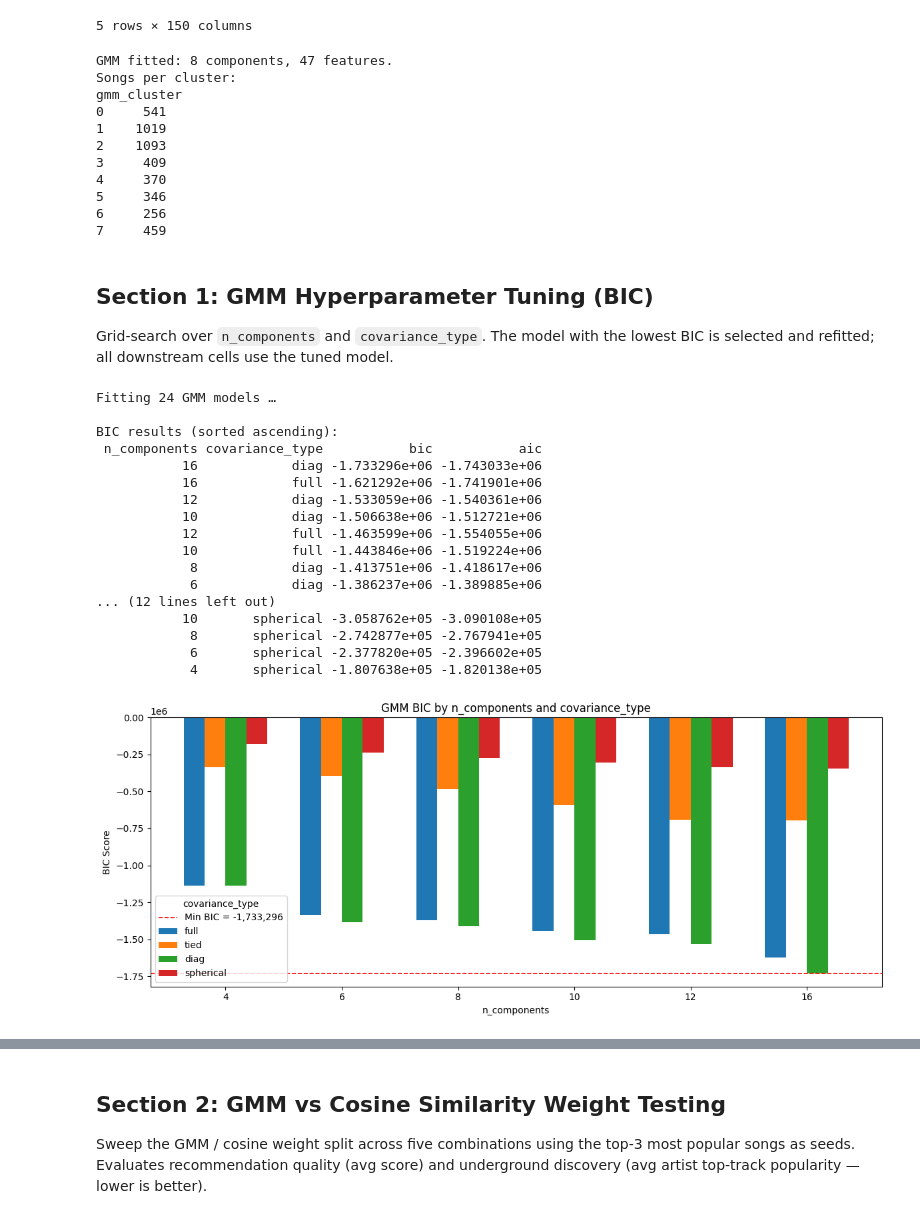
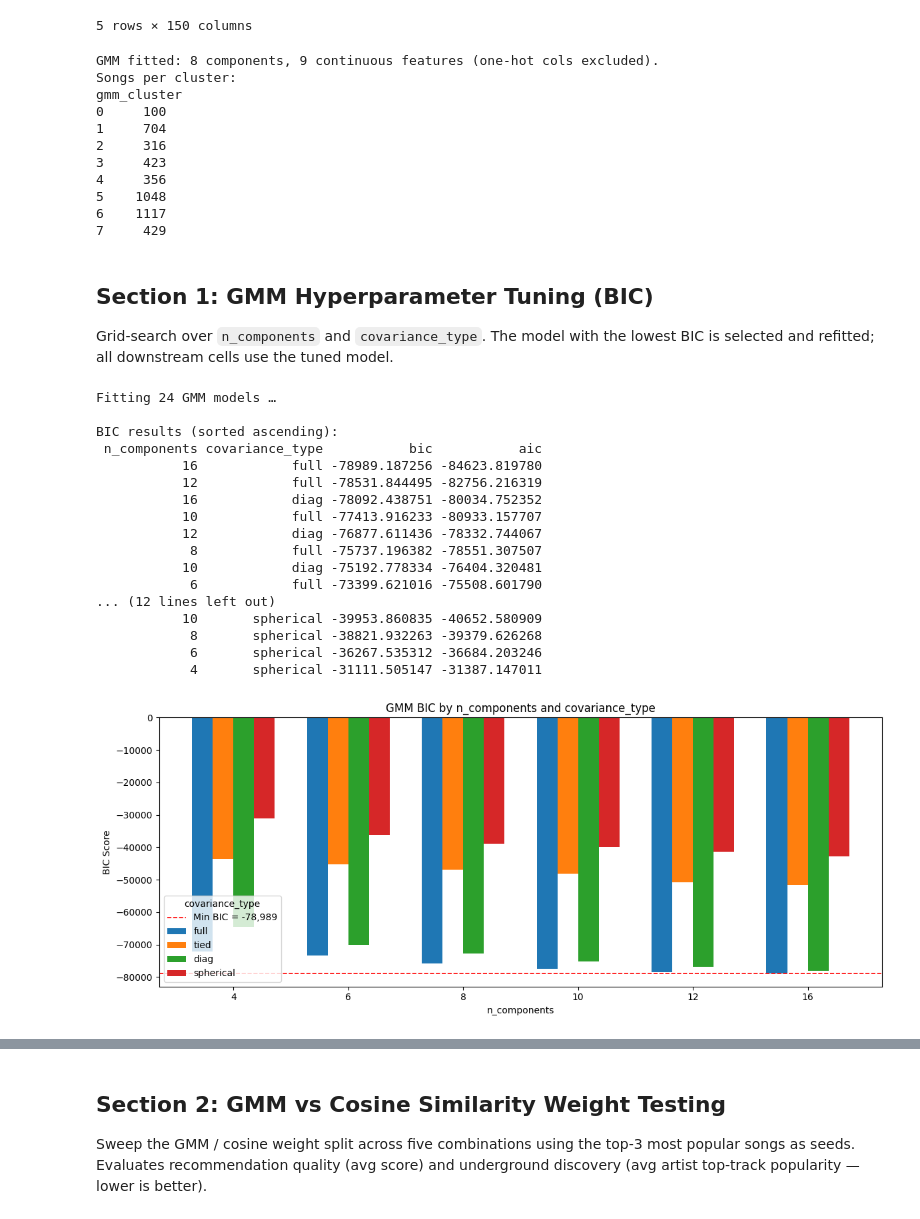
Before and after one commit to samiuell/MSE446-Group2, a Jupyter notebook: MSE446_Group2_GMMModel_C.ipynb, the cells around one changed output, grey strips where cells are left out. Cells and saved outputs as stored; diff of their text form; code cells hidden in the pictures.

```diff
--- a/MSE446_Group2_GMMModel_C.ipynb
+++ b/MSE446_Group2_GMMModel_C.ipynb
@@ -25,6 +25,9 @@ import pandas as pd
 import numpy as np
 from sklearn.mixture import GaussianMixture
 from sklearn.metrics.pairwise import cosine_similarity
+
+# Threshold for 'small artist': top track popularity below this (0–1 scale)
+SMALL_ARTIST_THRESHOLD = 0.6
 
 # -------------------------------
 # GMM-BASED SONG RECOMMENDER
@@ -41,13 +44,20 @@ base_features = [
 genre_cols   = [c for c in songs_gmm.columns if c.startswith('playlist_genre_')]
 time_sig_cols = [c for c in songs_gmm.columns if c.startswith('time_signature_')]
 
-feature_cols = base_features + genre_cols + time_sig_cols
+# GMM trains on continuous audio features ONLY.
+# One-hot genre/time_signature columns cause hard cluster collapse
+# (all songs in a genre get identical binary vectors → near-certain posteriors).
+feature_cols = base_features  # 9 continuous features — used to fit GMM and build X
 
-missing = [c for c in feature_cols if c not in songs_gmm.columns]
+# One-hot columns kept separately — used only for cosine similarity scoring
+onehot_cols = genre_cols + time_sig_cols
+
+all_needed = feature_cols + onehot_cols
+missing = [c for c in all_needed if c not in songs_gmm.columns]
 if missing:
     raise ValueError(f"Missing columns: {missing}")
 
-songs_gmm[feature_cols] = songs_gmm[feature_cols].astype(float)
+songs_gmm[all_needed] = songs_gmm[all_needed].astype(float)
 
 # Primary artist (first listed)
 songs_gmm['primary_artist'] = (
@@ -56,7 +66,7 @@ songs_gmm['primary_artist'] = (
 
 # --- Fit GMM ---
 n_components = 8
-X = songs_gmm[feature_cols].to_numpy()
+X = songs_gmm[feature_cols].to_numpy()  # shape (n_songs, 9) — continuous only
 
 gmm = GaussianMixture(n_components=n_components, covariance_type='full', random_state=42)
 gmm.fit(X)
@@ -70,20 +80,20 @@ cluster_probs = gmm.predict_proba(X)
 prob_cols = [f'gmm_prob_{i}' for i in range(n_components)]
 songs_gmm[prob_cols] = cluster_probs
 
-print(f"GMM fitted: {n_components} components, {len(feature_cols)} features.")
+print(f"GMM fitted: {n_components} components, {len(feature_cols)} continuous features (one-hot cols excluded).")
 print(f"Songs per cluster:\n{songs_gmm['gmm_cluster'].value_counts().sort_index().to_string()}")
 # %% [output]
-GMM fitted: 8 components, 47 features.
+GMM fitted: 8 components, 9 continuous features (one-hot cols excluded).
 Songs per cluster:
 gmm_cluster
-0     541
-1    1019
-2    1093
-3     409
-4     370
-5     346
-6     256
-7     459
+0     100
+1     704
+2     316
+3     423
+4     356
+5    1048
+6    1117
+7     429
 # %% [markdown]
 ## Section 1: GMM Hyperparameter Tuning (BIC)
 
@@ -149,45 +159,52 @@ best_n    = int(best_row['n_components'])
 best_cov  = best_row['covariance_type']
 print(f"\nBest model: n_components={best_n}, covariance_type='{best_cov}' "
       f"(BIC={best_row['bic']:,.1f})")
 
 # Refit global GMM with best hyperparameters
 n_components = best_n
-gmm = GaussianMixture(n_components=n_components, covariance_type=best_cov,
-                      random_state=42)
+# Fit with sklearn default reg_covar (1e-6).
+# One-hot column exclusion (feature_cols = base_features) is the real fix
+# for hard cluster collapse — no large reg_covar workaround needed.
+gmm = GaussianMixture(
+    n_components=n_components,
+    covariance_type=best_cov,
+    reg_covar=1e-6,
+    random_state=42
+)
 gmm.fit(X)
 
 # Update cluster assignments and soft posteriors in songs_gmm
 songs_gmm['gmm_cluster'] = gmm.predict(X)
 
 cluster_probs = gmm.predict_proba(X)
 prob_cols     = [f'gmm_prob_{i}' for i in range(n_components)]
 
 # Drop any stale prob columns from the previous fit
 old_prob_cols = [c for c in songs_gmm.columns if c.startswith('gmm_prob_')]
 songs_gmm.drop(columns=old_prob_cols, inplace=True)
 
 songs_gmm[prob_cols] = cluster_probs
 
 print(f"\nRefitted GMM: {n_components} components, "
       f"covariance_type='{best_cov}', {len(feature_cols)} features.")
 print(f"Songs per cluster:\n"
       f"{songs_gmm['gmm_cluster'].value_counts().sort_index().to_string()}")
 # %% [output]
 Fitting 24 GMM models …
 
 BIC results (sorted ascending):
  n_components covariance_type           bic           aic
-           16            diag -1.733296e+06 -1.743033e+06
-           16            full -1.621292e+06 -1.741901e+06
-           12            diag -1.533059e+06 -1.540361e+06
-           10            diag -1.506638e+06 -1.512721e+06
-           12            full -1.463599e+06 -1.554055e+06
-           10            full -1.443846e+06 -1.519224e+06
-            8            diag -1.413751e+06 -1.418617e+06
-            6            diag -1.386237e+06 -1.389885e+06
+           16            full -78989.187256 -84623.819780
+           12            full -78531.844495 -82756.216319
+           16            diag -78092.438751 -80034.752352
+           10            full -77413.916233 -80933.157707
+           12            diag -76877.611436 -78332.744067
+            8            full -75737.196382 -78551.307507
+           10            diag -75192.778334 -76404.320481
+            6            full -73399.621016 -75508.601790
 ... (12 lines left out)
-           10       spherical -3.058762e+05 -3.090108e+05
-            8       spherical -2.742877e+05 -2.767941e+05
-            6       spherical -2.377820e+05 -2.396602e+05
-            4       spherical -1.807638e+05 -1.820138e+05
+           10       spherical -39953.860835 -40652.580909
+            8       spherical -38821.932263 -39379.626268
+            6       spherical -36267.535312 -36684.203246
+            4       spherical -31111.505147 -31387.147011
-[figure, old version]
+[figure, new version]
```
Also changed, not shown: parts of 6 cells of this notebook.
